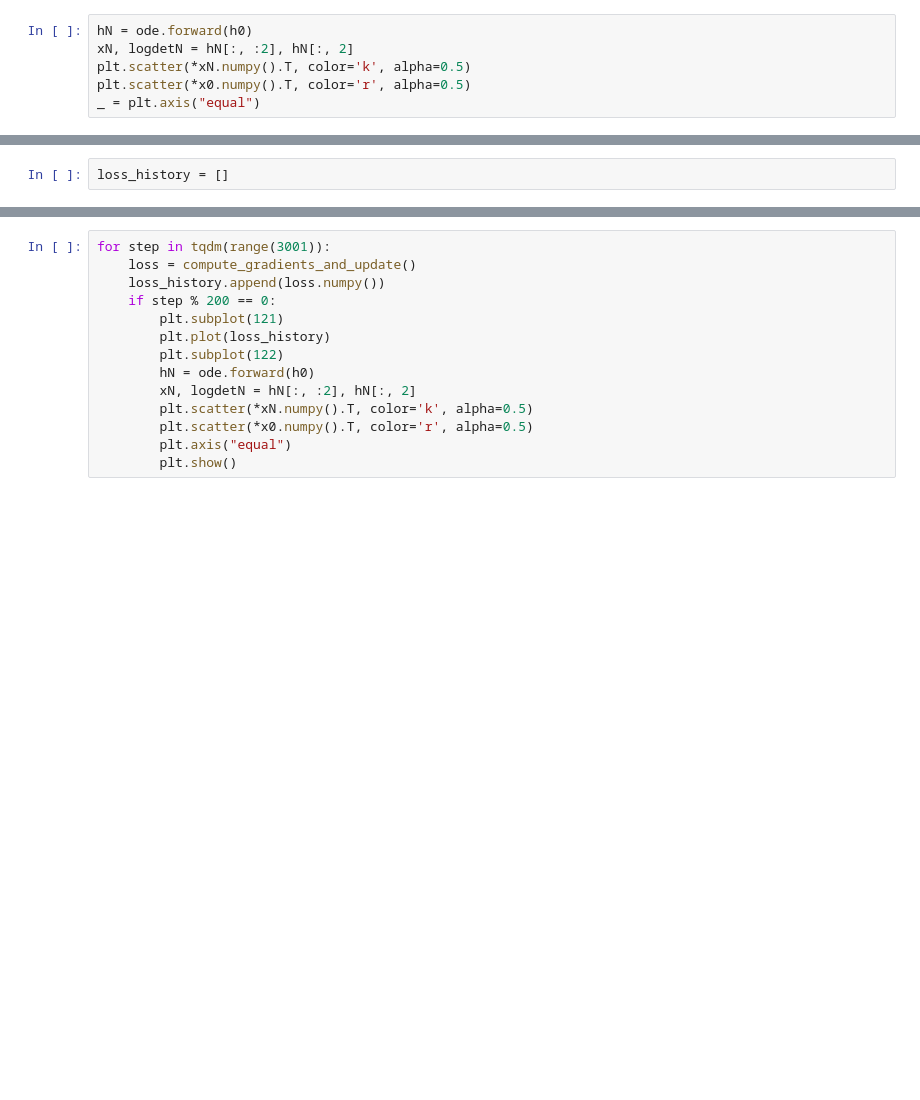
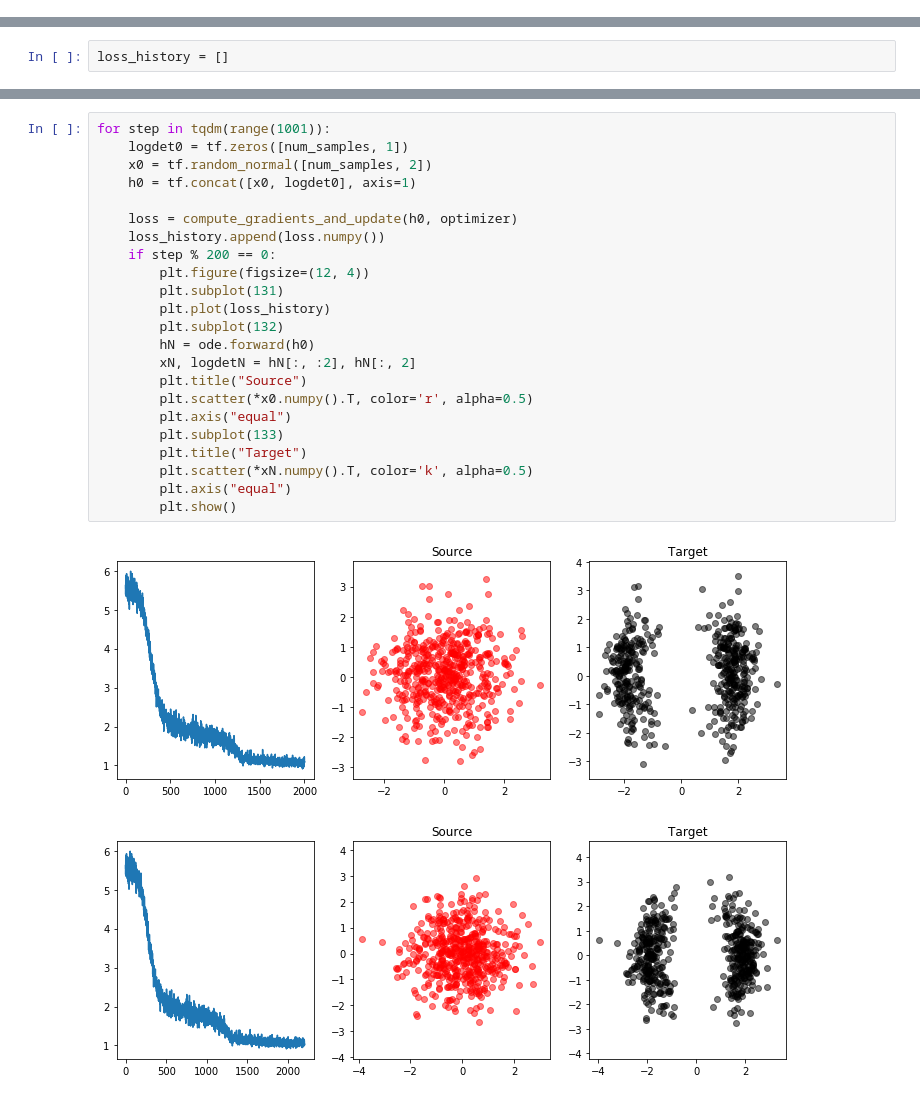
Before and after one commit to kmkolasinski/deep-learning-notes, a Jupyter notebook: seminars/Neural-ODE/nfs.ipynb, the cells around one changed output, grey strips where cells are left out. Saved outputs shown, nothing was run; the diff lists cells and outputs as text; blank space fills up the shorter version.

```diff
--- a/seminars/Neural-ODE/nfs.ipynb
+++ b/seminars/Neural-ODE/nfs.ipynb
@@ -117,9 +77,3 @@ for step in tqdm(range(1100)):
-# %%
-hN = ode.forward(h0)
-xN, logdetN = hN[:, :2], hN[:, 2]
-plt.scatter(*xN.numpy().T, color='k', alpha=0.5)
-plt.scatter(*x0.numpy().T, color='r', alpha=0.5)
-_ = plt.axis("equal")
 # %%
 ode = NeuralODE(model=cnf_net, t=np.linspace(0, 1.0, 20))
 h0_reconstruction = ode.forward(inputs=hN)
@@ -182,14 +162,26 @@ optimizer = tf.train.AdamOptimizer(learning_rate=1e-3)
 # %%
-for step in tqdm(range(3001)):
-    loss = compute_gradients_and_update()
+for step in tqdm(range(1001)):
+    logdet0 = tf.zeros([num_samples, 1])
+    x0 = tf.random_normal([num_samples, 2])
+    h0 = tf.concat([x0, logdet0], axis=1)
+
+    loss = compute_gradients_and_update(h0, optimizer)
     loss_history.append(loss.numpy())
     if step % 200 == 0:
-        plt.subplot(121)
+        plt.figure(figsize=(12, 4))
+        plt.subplot(131)
         plt.plot(loss_history)
-        plt.subplot(122)
+        plt.subplot(132)
         hN = ode.forward(h0)
         xN, logdetN = hN[:, :2], hN[:, 2]
-        plt.scatter(*xN.numpy().T, color='k', alpha=0.5)
+        plt.title("Source")
         plt.scatter(*x0.numpy().T, color='r', alpha=0.5)
         plt.axis("equal")
+        plt.subplot(133)
+        plt.title("Target")
+        plt.scatter(*xN.numpy().T, color='k', alpha=0.5)
+        plt.axis("equal")
         plt.show()
+# %% [output]
+[figure, added]
+[figure, added]
```
Also changed, not shown: parts of 30 cells of this notebook.
